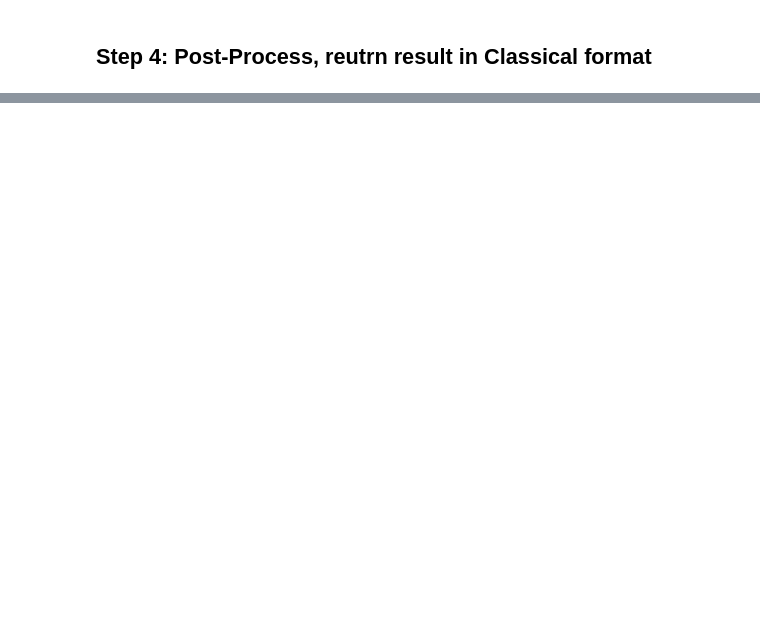
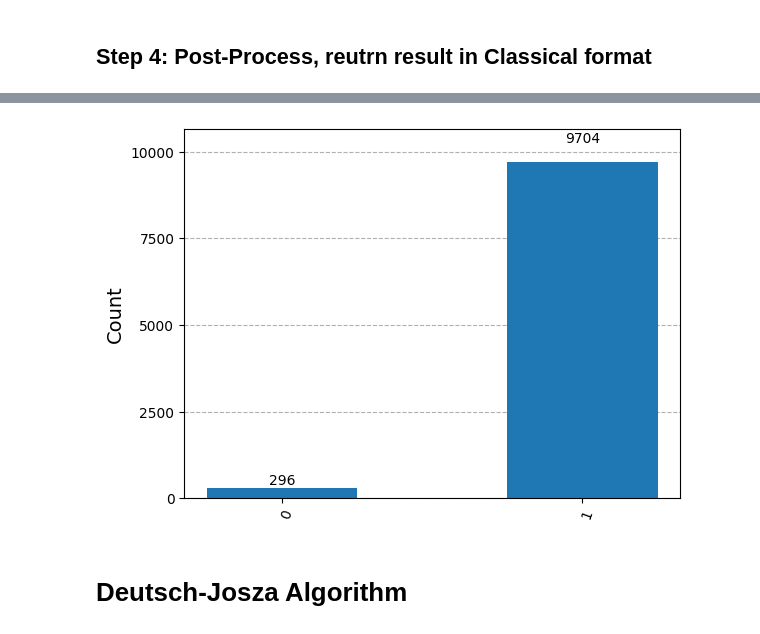
Before and after one commit to Nihar-Shah2001/Quantum_Computing_Notes, a Jupyter notebook: Notes/codes/deutsch-josza_algorithm.ipynb, the cells around one changed output, grey strips where cells are left out. Cells and saved outputs as stored; diff of their text form; code cells hidden in the pictures; blank space fills up the shorter version.

Commit message:
Deutsch Algorithm Update

```diff
--- a/Notes/codes/deutsch-josza_algorithm.ipynb
+++ b/Notes/codes/deutsch-josza_algorithm.ipynb
@@ -180,0 +187,6 @@ dist_4 = result_4[0].data.meas.get_counts()
+# %%
+plot_histogram(dist_4)
+# %% [output]
+[figure, added]
+# %% [markdown]
+# Deutsch-Josza Algorithm
```
Also changed, not shown: parts of 9 cells of this notebook, 6 other files.
